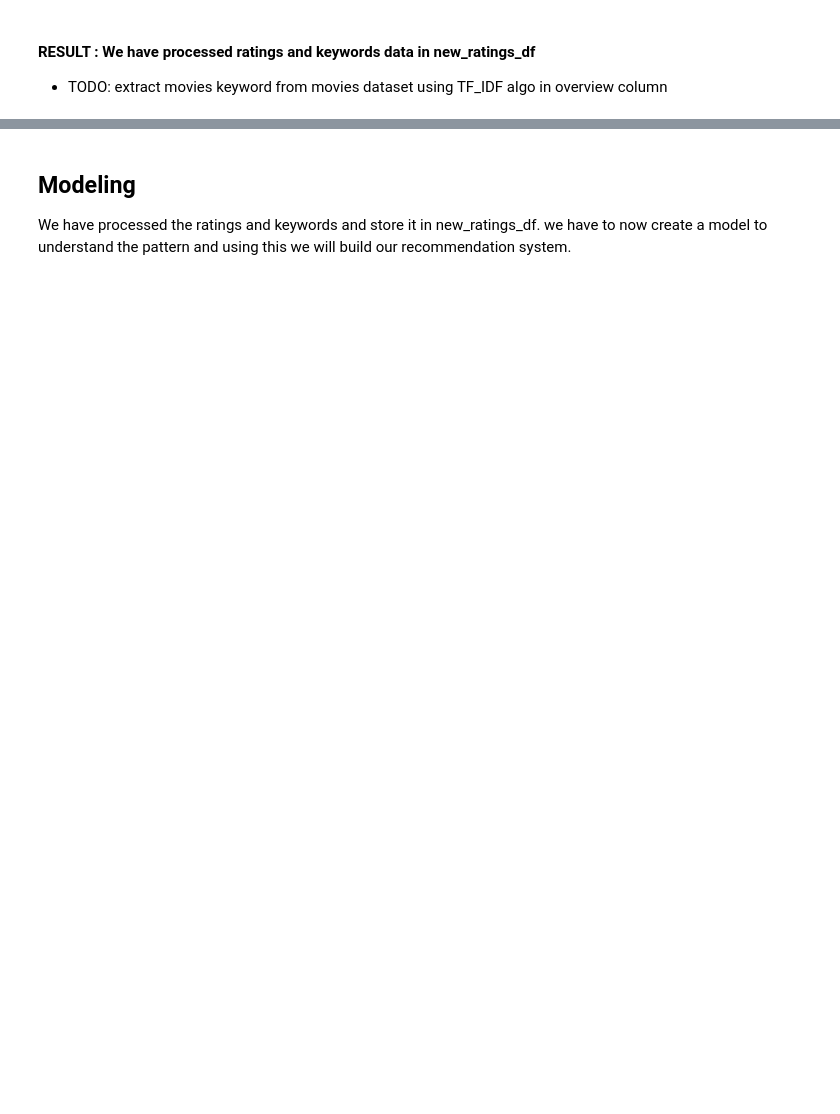
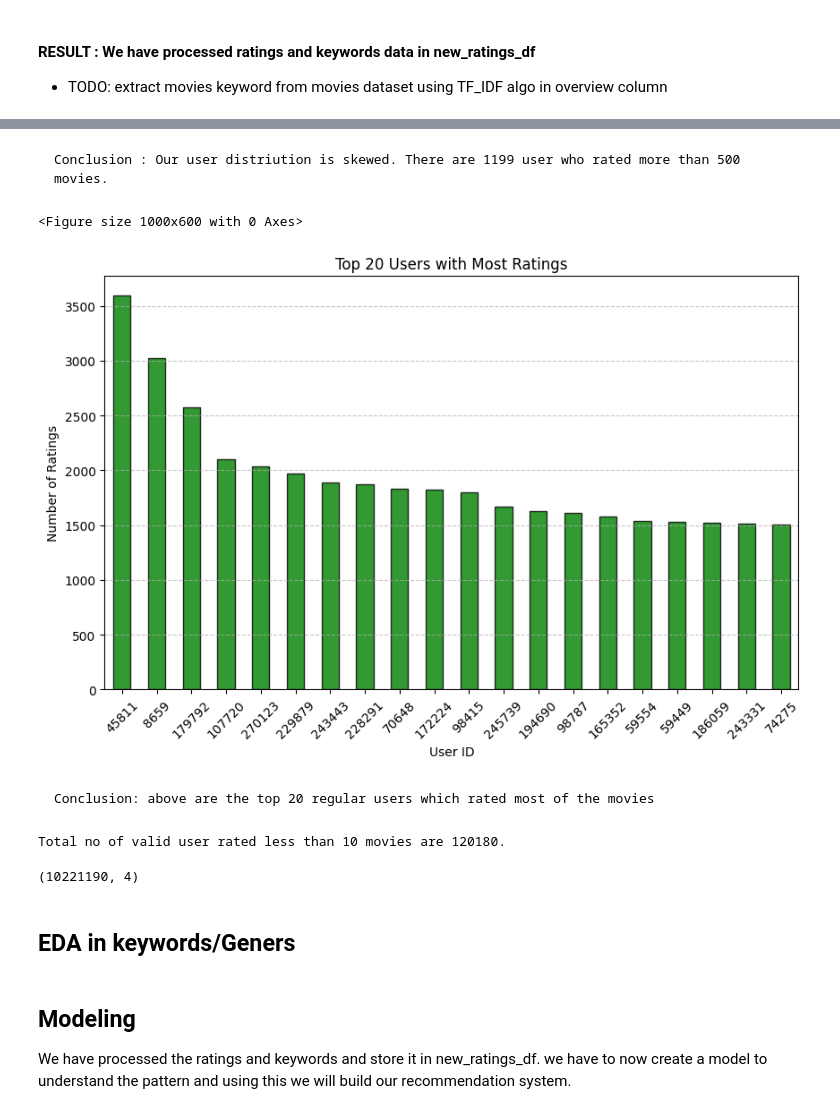
Before and after one commit to RaisunLakra/Movie-Recommendation, a Jupyter notebook: Notebook/Untitled.ipynb, the cells around one changed output, grey strips where cells are left out. Drawn from its saved outputs; the diff is of its cells as text; code cells hidden in the pictures; blank space fills up the shorter version.

```diff
--- a/Notebook/Untitled.ipynb
+++ b/Notebook/Untitled.ipynb
@@ -584,3 +607,42 @@ movies.pkl         similarity_matrix.pkl
+# %% [markdown]
+    Conclusion : Our user distriution is skewed. There are 1199 user who rated more than 500 movies.
+# %%
+plt.figure(figsize=(10, 6))
+
+# top 20 users from series of user_freq
+top_users = user_freq.head(20)
+
+plt.figure(figsize=(10, 6))
+top_users.plot(kind='bar', color='green', edgecolor='black', alpha=0.8)
+plt.title('Top 20 Users with Most Ratings')
+plt.xlabel('User ID')
+plt.ylabel('Number of Ratings')
+plt.xticks(rotation=45)
+plt.grid(axis='y', linestyle='--', alpha=0.7)
+plt.show()
+# %% [output]
+<Figure size 1000x600 with 0 Axes>
+[figure, added]
+# %% [markdown]
+    Conclusion: above are the top 20 regular users which rated most of the movies
+# %%
+valid_users = len(user_freq[user_freq >= 20])
+print(f"Total no of valid user rated less than 10 movies are {valid_users}.")
+# %% [output]
+Total no of valid user rated less than 10 movies are 120180.
+# %%
+# Extract the valid users from new_ratings_df
+
+# step1 : list the valid userId
+valid_userId = user_freq[user_freq >= 20].index
+
+filtered_rating_df = new_ratings_df[new_ratings_df['userId'].isin(valid_userId)]
+
+filtered_rating_df.shape
+# %% [output]
+(10221190, 4)
+# %% [markdown]
+## EDA in keywords/Geners
 # %% [markdown]
 ## Modeling
 
```
Also changed, not shown: parts of 29 cells of this notebook.
